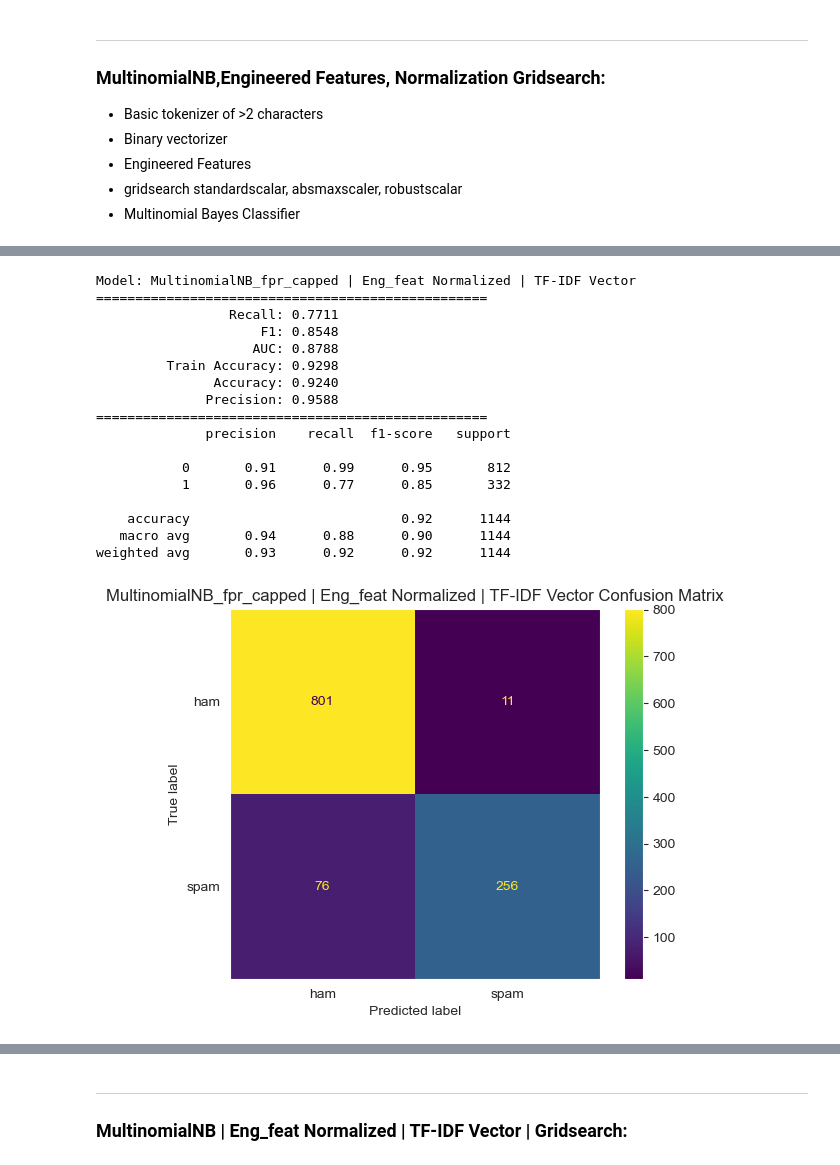
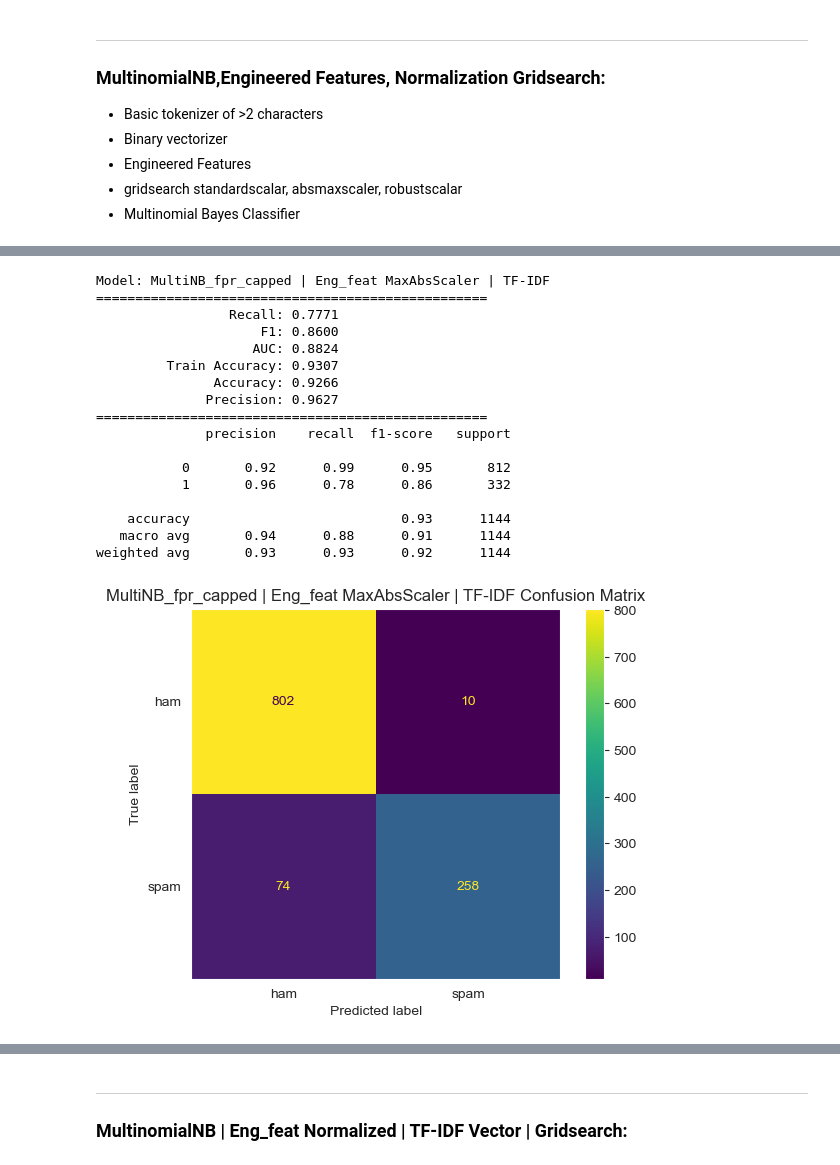
Before and after one commit to dman01337/HAM-vs-SPAM, a Jupyter notebook: Ham_vs_Spam.ipynb, the cells around one changed output, grey strips where cells are left out. Saved outputs shown, nothing was run; the diff lists cells and outputs as text; code cells hidden in the pictures.

```diff
--- a/Ham_vs_Spam.ipynb
+++ b/Ham_vs_Spam.ipynb
@@ -1303,25 +1558,42 @@ get_sorted_results()
 # %%
-
-tf_idf_vec = ColumnTransformer(
+Tfidf_vec = ColumnTransformer(
     transformers=[
-        ('tf_idf_vec', TfidfVectorizer(max_features=500,
+        ('Tfidf_vec', TfidfVectorizer(max_features=500,
                                         min_df=2,
                                         max_df=0.95,
                                         stop_words=stop_words,
                                         tokenizer=regexp_tokenizer), 'body')
     ], remainder='drop')
 
+vec_scaler = StandardScaler(with_mean=False)
+
+vec_pipe = Pipeline([
+    ('vectorizer', Tfidf_vec),
+    ('scaler', vec_scaler)
+])
 
 feature_union = FeatureUnion(transformer_list=[
-        ("vectorized_features", tf_idf_vec),
+        ("vectorized_features", vec_pipe),
         ("engineered_features", feat_eng_pipe)
     ])
 
 pipeline = Pipeline([
     ('preprocessing', feature_union),
+    step_ss_X,
     step_baseline_model
 ])
 
 
-pipeline.fit(X_train_body, y_train_body)
+grid = {
+    'preprocessing__vectorized_features__scaler': [None], #[None, StandardScaler(with_mean=False), MaxAbsScaler(), RobustScaler(with_centering=False)],
+    'preprocessing__engineered_features__scaler': [MaxAbsScaler()], #[None, StandardScaler(with_mean=False), MaxAbsScaler(), RobustScaler(with_centering=False)],
+    'ss_X': [None] #[None, StandardScaler(with_mean=False), MaxAbsScaler(), RobustScaler(with_centering=False)]
+}
+# Best params:
+# {'preprocessing__engineered_features__scaler': MaxAbsScaler(),
+#  'preprocessing__vectorized_features__scaler': None,
+#  'ss_X': None}
+
+grid_search = GridSearchCV(pipeline, grid, cv=3, scoring='precision', verbose=2)
+grid_search.fit(X_train_body, y_train_body)
 # %% [output]
@@ -1383,4 +1673,11 @@ get_sorted_results()
 # %%
+
+max_abs_scaler = MaxAbsScaler()
+
+feat_eng_pipe = Pipeline([
+    ('preprocessing', feature_eng),
+    ('scaler', max_abs_scaler),
+])
 
 tf_idf_vec = ColumnTransformer(
     transformers=[
@@ -1428,21 +1724,21 @@ Pipeline(steps=[('preprocessing',
 # %%
-display_results('MultinomialNB_fpr_capped | Eng_feat Normalized | TF-IDF Vector', 'Email-Body', pipeline, X_train_body, y_train_body, X_test_body, y_test_body)
+display_results('MultiNB_fpr_capped | Eng_feat MaxAbsScaler | TF-IDF', 'Email-Body', pipeline, X_train_body, y_train_body, X_test_body, y_test_body)
 # %% [output]
-Model: MultinomialNB_fpr_capped | Eng_feat Normalized | TF-IDF Vector
+Model: MultiNB_fpr_capped | Eng_feat MaxAbsScaler | TF-IDF
 ==================================================
-                 Recall: 0.7711
-                     F1: 0.8548
-                    AUC: 0.8788
-         Train Accuracy: 0.9298
-               Accuracy: 0.9240
-              Precision: 0.9588
+                 Recall: 0.7771
+                     F1: 0.8600
+                    AUC: 0.8824
+         Train Accuracy: 0.9307
+               Accuracy: 0.9266
+              Precision: 0.9627
 ==================================================
               precision    recall  f1-score   support
 
-           0       0.91      0.99      0.95       812
-           1       0.96      0.77      0.85       332
+           0       0.92      0.99      0.95       812
+           1       0.96      0.78      0.86       332
 
-    accuracy                           0.92      1144
-   macro avg       0.94      0.88      0.90      1144
-weighted avg       0.93      0.92      0.92      1144
+    accuracy                           0.93      1144
+   macro avg       0.94      0.88      0.91      1144
+weighted avg       0.93      0.93      0.92      1144
-[figure, old version]
+[figure, new version]
```
Also changed, not shown: parts of 78 cells of this notebook, 8 other files.
